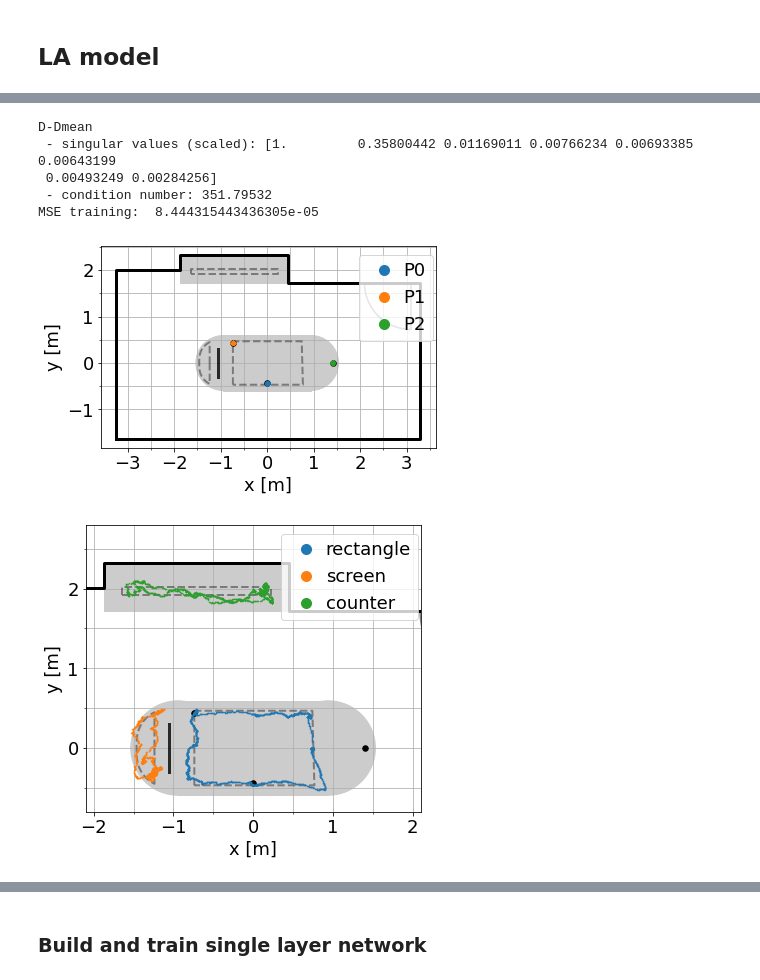
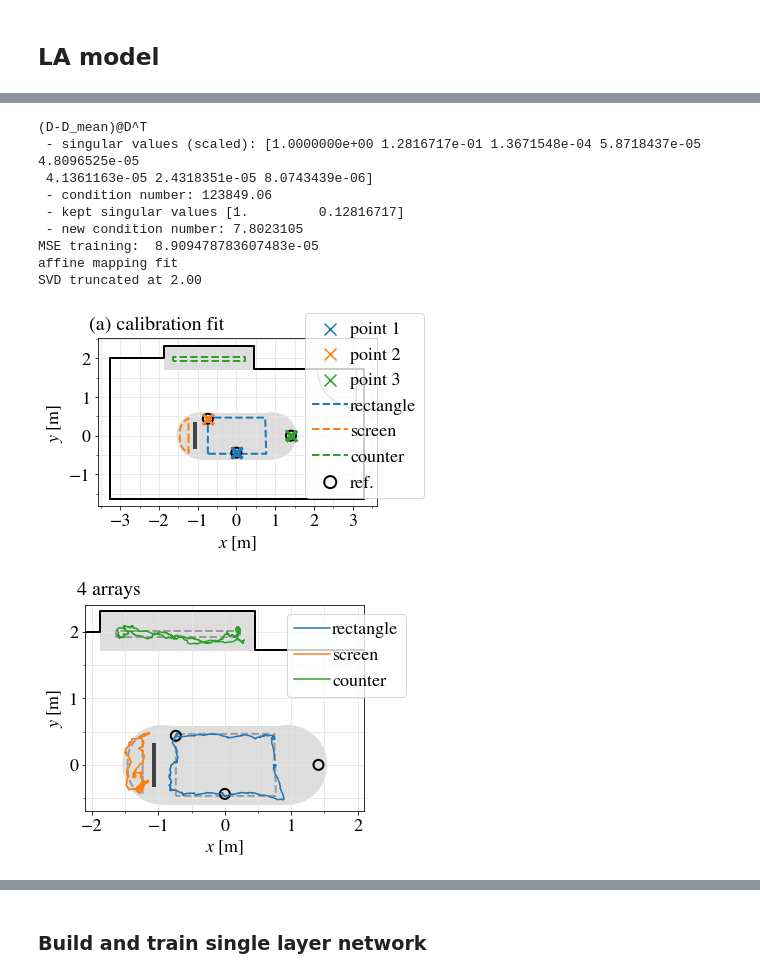
Before and after one commit to manvhah/multiarray_jasael, a Jupyter notebook: jasael.ipynb, the cells around one changed output, grey strips where cells are left out. Cells and saved outputs as stored; diff of their text form; code cells hidden in the pictures.

```diff
--- a/jasael.ipynb
+++ b/jasael.ipynb
@@ -465,33 +161,35 @@ for ii in range(numplots):
     plt.grid()
     jj +=1
 
-plt.figure(figsize=(9,7))
-for jj in range(numplots):
-    ax = plt.subplot(numplots,1,jj+1)
+fig = plt.figure(figsize=(10,7.0))
+for jj,gsi in enumerate(GridSpec(numplots,1,hspace=.08)):
+    ax = fig.add_subplot(gsi)
     oold = [0]
     for tmp in test_cases:
         oold.append(oold[-1]+len(tmp))
         if oold[-2] == 0:
-            ax.plot(np.arange(oold[-2],oold[-1]),tmp[:,2*jj],label='$d_x$')
+            ax.plot(np.arange(oold[-2],oold[-1]),tmp[:,2*jj],label="$d_x$")
             ax.plot(np.arange(oold[-2],oold[-1]),tmp[:,2*jj+1],label='$d_y$')
         else:
             ax.plot(np.arange(oold[-2],oold[-1]),tmp[:,2*jj]  ,'C0')
             ax.plot(np.arange(oold[-2],oold[-1]),tmp[:,2*jj+1],'C1')
     [ax.axvline(oo,c='k') for oo in oold]
-    plt.xlim([oold[0],oold[-1]])
+    ax.set_xlim([oold[0],oold[-1]])
     if ax.get_ylim()[0]>-1:
         ax.set_ylim([-1,ax.get_ylim()[1]])
-    ax.set_ylabel("#{} DOA".format(training_data.arrays[jj]),x=-2.20)
+    ax.set_ylabel("DOA #{}".format(training_data.arrays[jj]),x=-2.20)
     #ax.set_xticks(oold+[1000,3000,4500],minor=False)
     ax.set_xticks(np.arange(oold[0],oold[-1],1000), minor=True)
     ax.set_xticks(np.arange(oold[0],oold[-1],500), minor=True)
     plt.grid(True,which='both')
     if jj == 0:
-        [ax.annotate(test_labels[ii],(oo/oold[-1]+.01,1.05),xycoords='axes fraction')
+        [ax.annotate(test_labels[ii],(oo/oold[-1]+.01,1.05),xycoords='axes fraction',
+                     bbox=dict(color=f'C{ii}',fc='white',lw=2,linestyle='dashed'))
              for ii,oo in enumerate(oold[:-1])]
         plt.legend(ncol=1,loc='upper right',bbox_to_anchor = (1.01,1.34))
+        plt.text(-.07,1.07,"(b)",fontsize=20,transform=ax.transAxes)
     if jj+1<numplots: ax.set_xticklabels([])
-    else: ax.set_xlabel('Samples')
+    else: ax.set_xlabel('Observation')
 plt.savefig('./fig/'+tag+'_test_data.pdf',bbox_inches='tight', pad_inches=0)
 
 plt.show()
@@ -679,0 +201,12 @@ LM_TRUNC = out_dim # automatically adjusted to 2 for one array
+# %%
+show_localization=reload(sys.modules['utils']).show_localization
+affine_transform=reload(sys.modules['utils']).affine_transform
+plot_singular_values=reload(sys.modules['utils']).plot_singular_values
+
+# SETTING MACROS
+LM_TRUNC = out_dim # automatically adjusted to 2 for one array
+LM_TRUNC = 4 # NO TRUNCATION
+LM_TRUNC = 2 # 2D localization only
+
+sv = [1.0000000e+00, 4.0148419e-01, 4.7637947e-02 ,1.1508125e-02 ,3.0449891e-04 ,7.9183585e-05 ,3.9138173e-05 ,2.6038646e-05]
+plot_singular_values(sv,LM_TRUNC)
@@ -680,34 +215,43 @@ LM_TRUNC = out_dim # automatically adjusted to 2 for one array
 # %%
 ## LINEAR MAPPING FULL CASE
 #rcond = .01 # truncate singular vectors < .01 (normalized by maximum)
 
-B, R_0, U,sigma ,VH = generate_linear_transform_matrix(
+B, R_0, U,sigma ,VH = affine_transform(
     training_data.calib_doa.T,
     training_data.calib_xy[training_data.calib_id].T,
-    trunc = LM_TRUNC)
+    trunc = LM_TRUNC,
+)
 
 affine_predict = lambda doa: (R_0 + B @ doa.T).T
 
 # Analyze fit
 fit = [affine_predict(training_data.calib_doa[training_data.calib_id==ii]) for ii in np.unique(training_data.calib_id)]
 reference = training_data.calib_xy[training_data.calib_id]
 print("MSE training: ", np.sum((np.vstack(fit)-reference)**2)/len(reference))
-show_localization(fit, label = 'affine mapping fit\nSVD truncated at {:.2f}'.format(LM_TRUNC))
+print('affine mapping fit\nSVD truncated at {:.2f}'.format(LM_TRUNC))
+label= [f'point {ii+1}' for ii in range(len(TRAINING_POINTS))]
+show_localization(fit, training_data, label=label ,title='(a) calibration fit', color_refs=True, lopts=dict(bbox_to_anchor=(1.2,1.2)))
 plt.savefig('./fig/'+tag+'_0_affine_reference_calib.pdf',bbox_inches='tight',pad_inches=0)
 
 # predict test data localizations
 predictions = [affine_predict(td.numpy()) for td in test_cases]
-opts = {'ylims':[-.8,2.8],'xlims':[-2.1,2.1]}
-show_localization(predictions, label= 'affine mapping prediction\nSVD truncated at {:.2f}'.format(LM_TRUNC),**opts)
+opts = {'ylims':[-.7,2.4],'xlims':[-2.1,2.1]}
+label= 'affine mapping prediction\nSVD truncated at {:.2f}'.format(LM_TRUNC)
+label = test_labels
+show_localization(predictions, training_data, label=label ,**opts,title = "4 arrays")
 plt.savefig('./fig/'+tag+'_0_affine_reference.pdf',bbox_inches='tight', pad_inches=0)
 plt.show()
 # %% [output]
-D-Dmean
- - singular values (scaled): [1.         0.35800442 0.01169011 0.00766234 0.00693385 0.00643199
- 0.00493249 0.00284256]
- - condition number: 351.79532
-MSE training:  8.444315443436305e-05
+(D-D_mean)@D^T
+ - singular values (scaled): [1.0000000e+00 1.2816717e-01 1.3671548e-04 5.8718437e-05 4.8096525e-05
+ 4.1361163e-05 2.4318351e-05 8.0743439e-06]
+ - condition number: 123849.06
+ - kept singular values [1.         0.12816717]
+ - new condition number: 7.8023105
+MSE training:  8.909478783607483e-05
+affine mapping fit
+SVD truncated at 2.00
-[figure, old version]
+[figure, new version]
-[figure, old version]
+[figure, new version]
 # %%
 ## LINEAR MAPPING DEMO CASE FOR ARRAY SUBSETS
```
Also changed, not shown: parts of 30 cells of this notebook, 3 other files.
